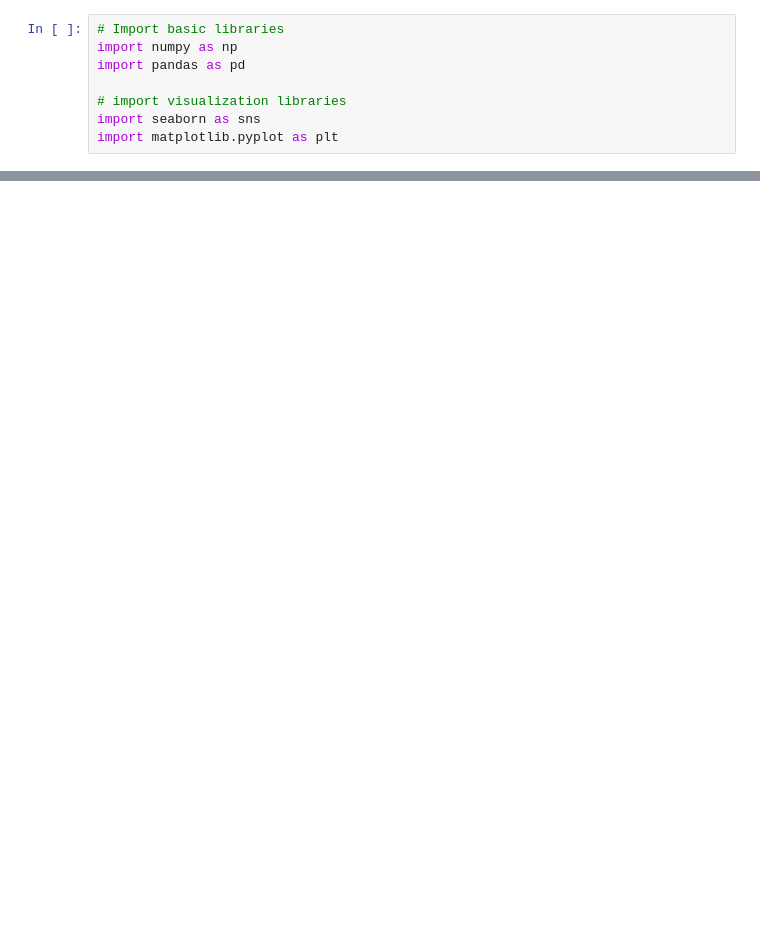
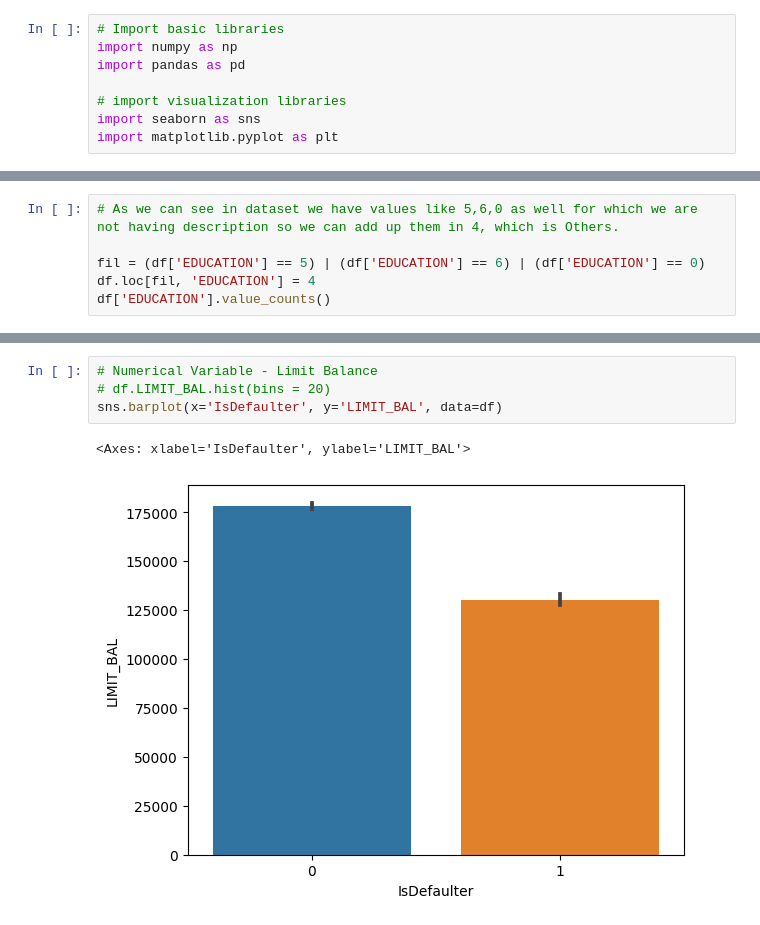
Before and after one commit to angadhsingh1/MachineLearning-DefaultCreditCards, a Jupyter notebook: final-project.ipynb, the cells around one changed output, grey strips where cells are left out. Saved outputs shown, nothing was run; the diff lists cells and outputs as text; blank space fills up the shorter version.

```diff
--- a/final-project.ipynb
+++ b/final-project.ipynb
@@ -21,0 +157,6 @@ df.sample(5)
+# %%
+# As we can see in dataset we have values like 5,6,0 as well for which we are not having description so we can add up them in 4, which is Others.
+
+fil = (df['EDUCATION'] == 5) | (df['EDUCATION'] == 6) | (df['EDUCATION'] == 0)
+df.loc[fil, 'EDUCATION'] = 4
+df['EDUCATION'].value_counts()
@@ -21,0 +189,7 @@ df.sample(5)
+# %%
+# Numerical Variable - Limit Balance
+# df.LIMIT_BAL.hist(bins = 20)
+sns.barplot(x='IsDefaulter', y='LIMIT_BAL', data=df)
+# %% [output]
+<Axes: xlabel='IsDefaulter', ylabel='LIMIT_BAL'>
+[figure, added]
```
Also changed, not shown: parts of 23 cells of this notebook.
